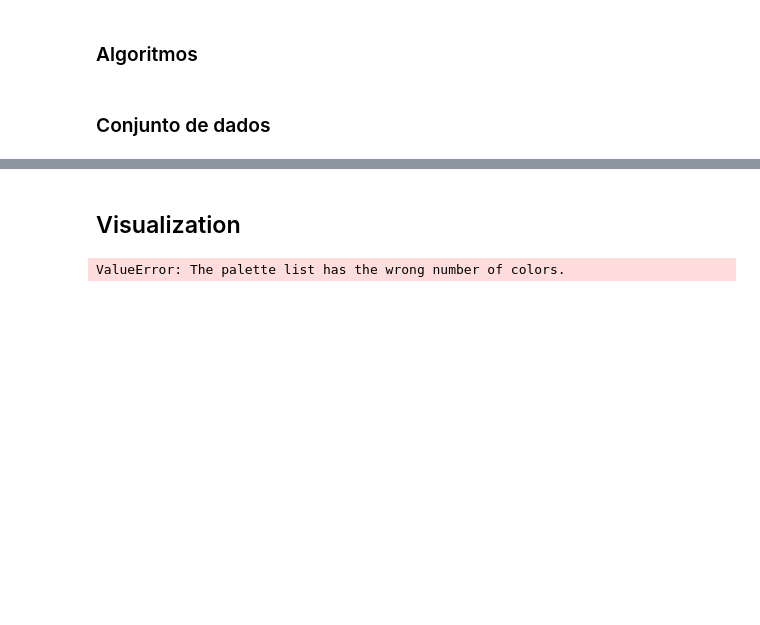
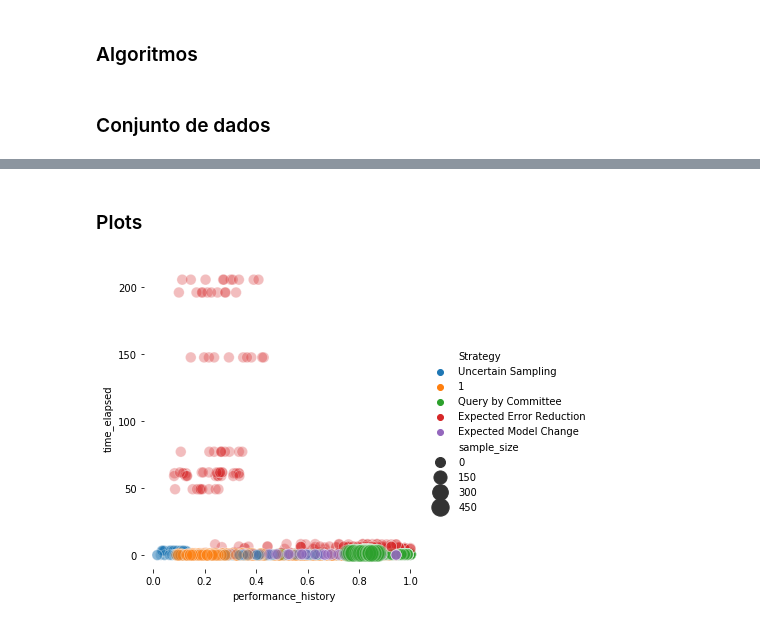
Before and after one commit to ahmoura/active_learning, a Jupyter notebook: data/Active Learn Strategies.ipynb, the cells around one changed output, grey strips where cells are left out. Drawn from its saved outputs; the diff is of its cells as text; code cells hidden in the pictures; blank space fills up the shorter version.

```diff
--- a/data/Active Learn Strategies.ipynb
+++ b/data/Active Learn Strategies.ipynb
@@ -477,2 +511,2 @@ memory usage: 62.4+ KB
 # %% [markdown]
-## Visualization
+### Plots
@@ -482,14 +513,14 @@ import seaborn as sns
 # %%
 g = sns.relplot(
     data= df,
     x="performance_history", y="time_elapsed",
     hue="Strategy", size="sample_size",
-    palette=sns.color_palette(n_colors=3), sizes=(100, 300), alpha=0.3
+    palette=sns.color_palette(n_colors=5), sizes=(100, 300), alpha=0.3
 )
 g.ax.xaxis.grid(True, "minor", linewidth=.25)
 g.ax.yaxis.grid(True, "minor", linewidth=.25)
 _ = g.despine(left=True, bottom=True)
 # %% [output]
-ValueError: The palette list has the wrong number of colors.
+[figure, added]
 # %%
 g = sns.relplot(
```
Also changed, not shown: parts of 35 cells of this notebook, 5 other files.
